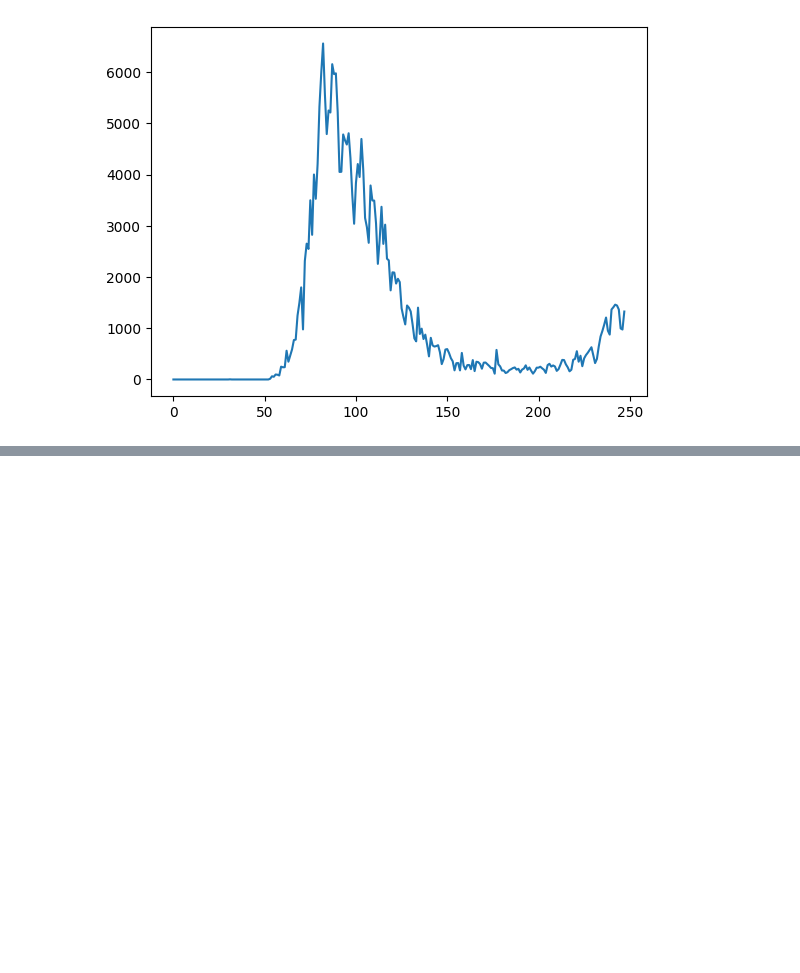
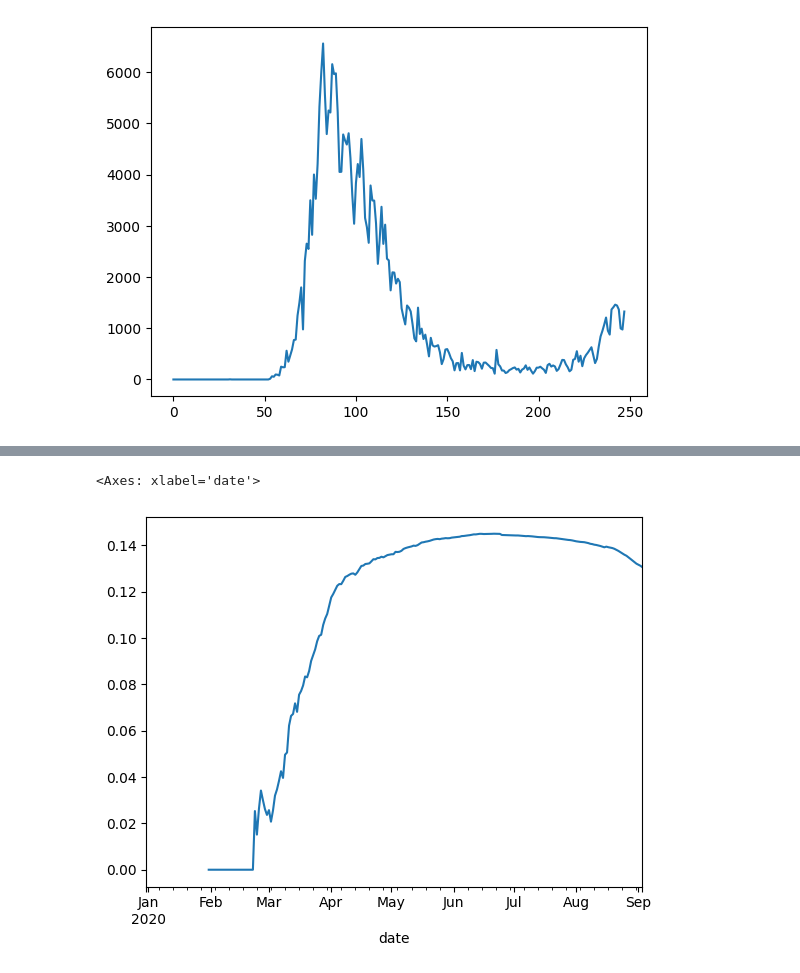
Before and after one commit to BluePhoenix01/Python-Practice, a Jupyter notebook: numpy_pd/pandas_basics.ipynb, the cells around one changed output, grey strips where cells are left out. Cells and saved outputs as stored; diff of their text form; code cells hidden in the pictures; blank space fills up the shorter version.

```diff
--- a/numpy_pd/pandas_basics.ipynb
+++ b/numpy_pd/pandas_basics.ipynb
@@ -600,0 +647,3 @@ results_df.plot()
+# %%
+death_rate = results_df.total_deaths / results_df.total_cases
+death_rate
@@ -600,0 +664,5 @@ results_df.plot()
+# %%
+death_rate.plot()
+# %% [output]
+<Axes: xlabel='date'>
+[figure, added]
```
Also changed, not shown: parts of 10 cells of this notebook.
